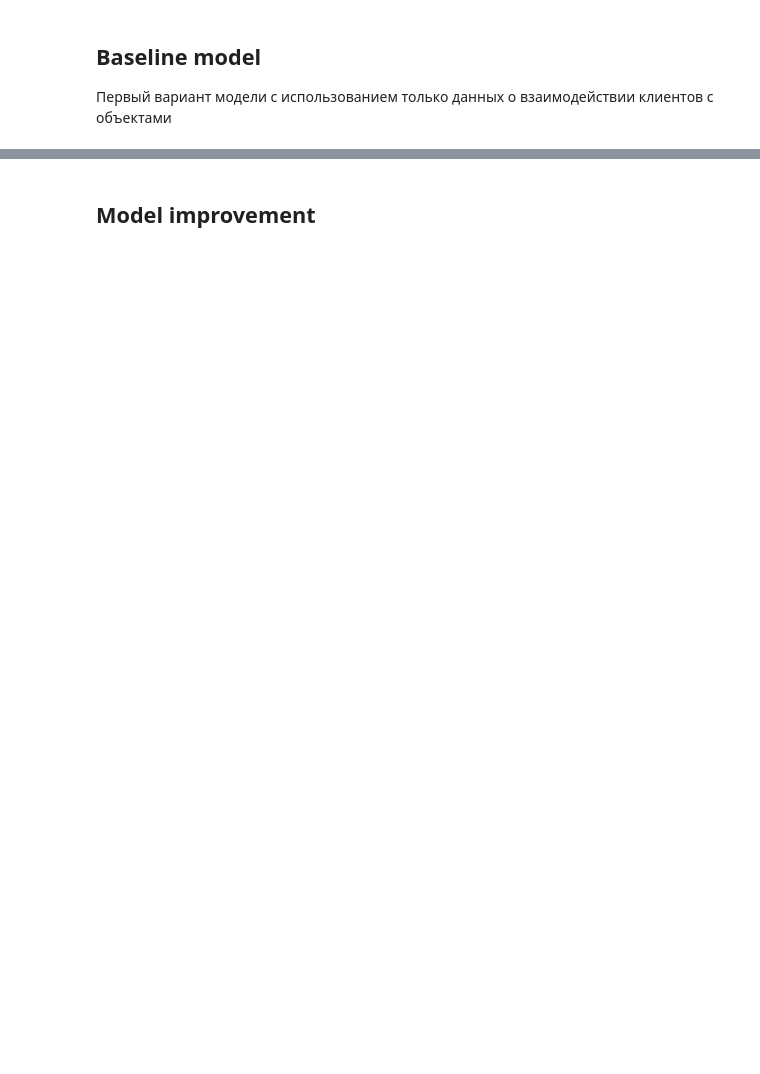
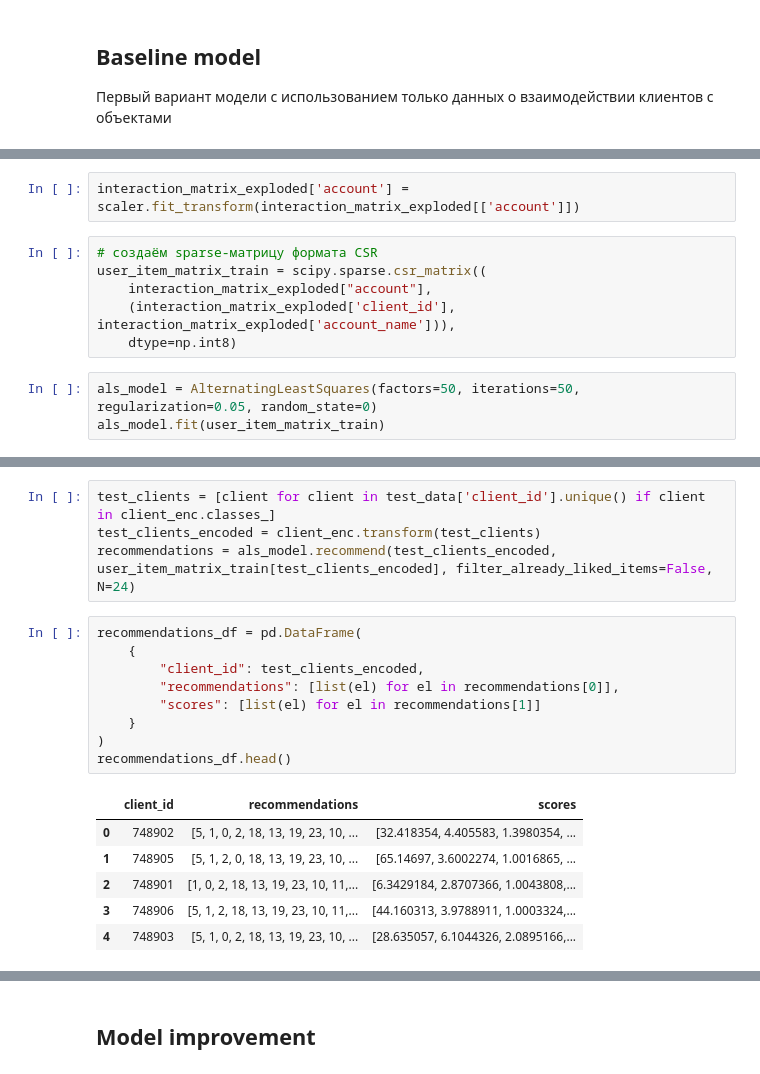
Before and after one commit to Alexdemenev/mle-final-project, a Jupyter notebook: experiments/train_model.ipynb, the cells around one changed output, grey strips where cells are left out. Drawn from its saved outputs; the diff is of its cells as text; blank space fills up the shorter version.

```diff
--- a/experiments/train_model.ipynb
+++ b/experiments/train_model.ipynb
@@ -22,0 +162,11 @@ AWS_SECRET_ACCESS_KEY=os.getenv("AWS_SECRET_ACCESS_KEY")
+# %%
+interaction_matrix_exploded['account'] = scaler.fit_transform(interaction_matrix_exploded[['account']])
+# %%
+# создаём sparse-матрицу формата CSR
+user_item_matrix_train = scipy.sparse.csr_matrix((
+    interaction_matrix_exploded["account"],
+    (interaction_matrix_exploded['client_id'], interaction_matrix_exploded['account_name'])),
+    dtype=np.int8)
+# %%
+als_model = AlternatingLeastSquares(factors=50, iterations=50, regularization=0.05, random_state=0)
+als_model.fit(user_item_matrix_train)
@@ -22,0 +205,20 @@ AWS_SECRET_ACCESS_KEY=os.getenv("AWS_SECRET_ACCESS_KEY")
+# %%
+test_clients = [client for client in test_data['client_id'].unique() if client in client_enc.classes_]
+test_clients_encoded = client_enc.transform(test_clients)
+recommendations = als_model.recommend(test_clients_encoded, user_item_matrix_train[test_clients_encoded], filter_already_liked_items=False, N=24)
+# %%
+recommendations_df = pd.DataFrame(
+    {
+        "client_id": test_clients_encoded,
+        "recommendations": [list(el) for el in recommendations[0]],
+        "scores": [list(el) for el in recommendations[1]]
+    }
+)
+recommendations_df.head()
+# %% [output]
+|  | client_id | recommendations | scores |
+| 0 | 748902 | [5, 1, 0, 2, 18, 13, 19, 23, 10, ... | [32.418354, 4.405583, 1.3980354, ... |
+| 1 | 748905 | [5, 1, 2, 0, 18, 13, 19, 23, 10, ... | [65.14697, 3.6002274, 1.0016865, ... |
+| 2 | 748901 | [1, 0, 2, 18, 13, 19, 23, 10, 11,... | [6.3429184, 2.8707366, 1.0043808,... |
+| 3 | 748906 | [5, 1, 2, 18, 13, 19, 23, 10, 11,... | [44.160313, 3.9788911, 1.0003324,... |
+| 4 | 748903 | [5, 1, 0, 2, 18, 13, 19, 23, 10, ... | [28.635057, 6.1044326, 2.0895166,... |
```
Also changed, not shown: parts of 24 cells of this notebook, 7 other files.
